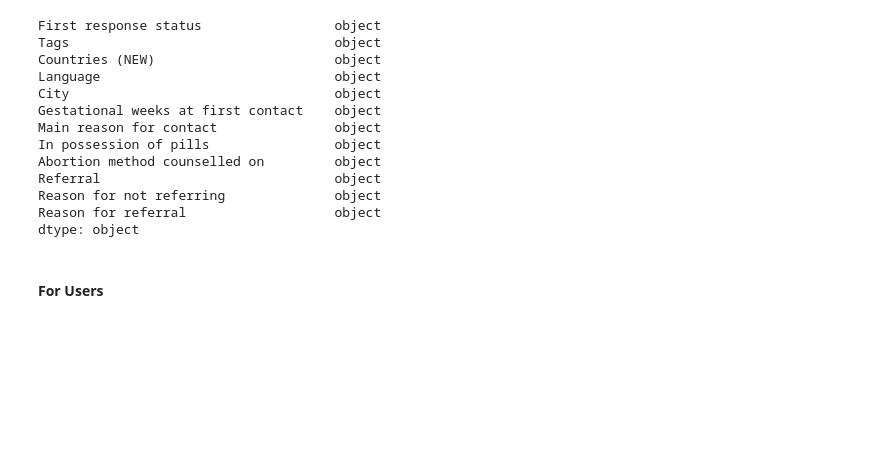
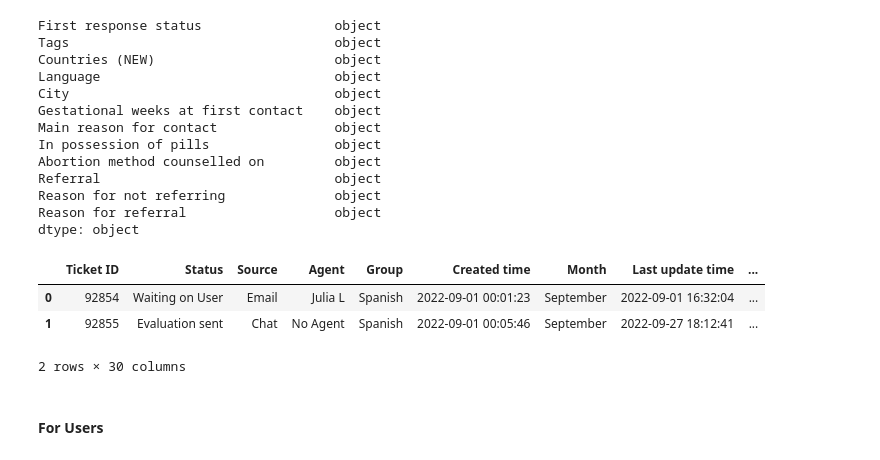
Before and after one commit to donaldebube/WFD-Python-Code, a Jupyter notebook: GADR_Python_Code.ipynb, the cells around one changed output. Saved outputs shown, nothing was run; the diff lists cells and outputs as text; code cells hidden in the pictures; blank space fills up the shorter version.

```diff
--- a/GADR_Python_Code.ipynb
+++ b/GADR_Python_Code.ipynb
@@ -234,6 +234,33 @@ Referral                              object
 Reason for not referring              object
 Reason for referral                   object
 dtype: object
+# %%
+#For the columns with object data type, replace with "Not Provided"
+
+wfd = wfd.fillna(
+    {
+        'First response status': 'Not Provided',
+        'Tags': 'Not Provided',
+        'Countries (NEW)': 'Not Provided',
+        'Language': 'Not Provided',
+        'City': 'Not Provided',
+        'Gestational weeks at first contact': 'Not Provided',
+        'Main reason for contact': 'Not Provided',
+        'In possession of pills': 'Not Provided',
+        'Abortion method counselled on': 'Not Provided',
+        'Referral ': 'Not Provided',
+        'Reason for not referring': 'Not Provided',
+        'Reason for referral': 'Not Provided',
+        }
+)
+# %%
+#Verify that the values in the columns have been changed
+wfd.head(2)
+# %% [output]
+|  | Ticket ID | Status | Source | Agent | Group | Created time | Month | Last update time | ... |
+| 0 | 92854 | Waiting on User | Email | Julia L | Spanish | 2022-09-01 00:01:23 | September | 2022-09-01 16:32:04 | ... |
+| 1 | 92855 | Evaluation sent | Chat | No Agent | Spanish | 2022-09-01 00:05:46 | September | 2022-09-27 18:12:41 | ... |
+2 rows × 30 columns
 # %% [markdown]
 #### For Users
 # %%
```
